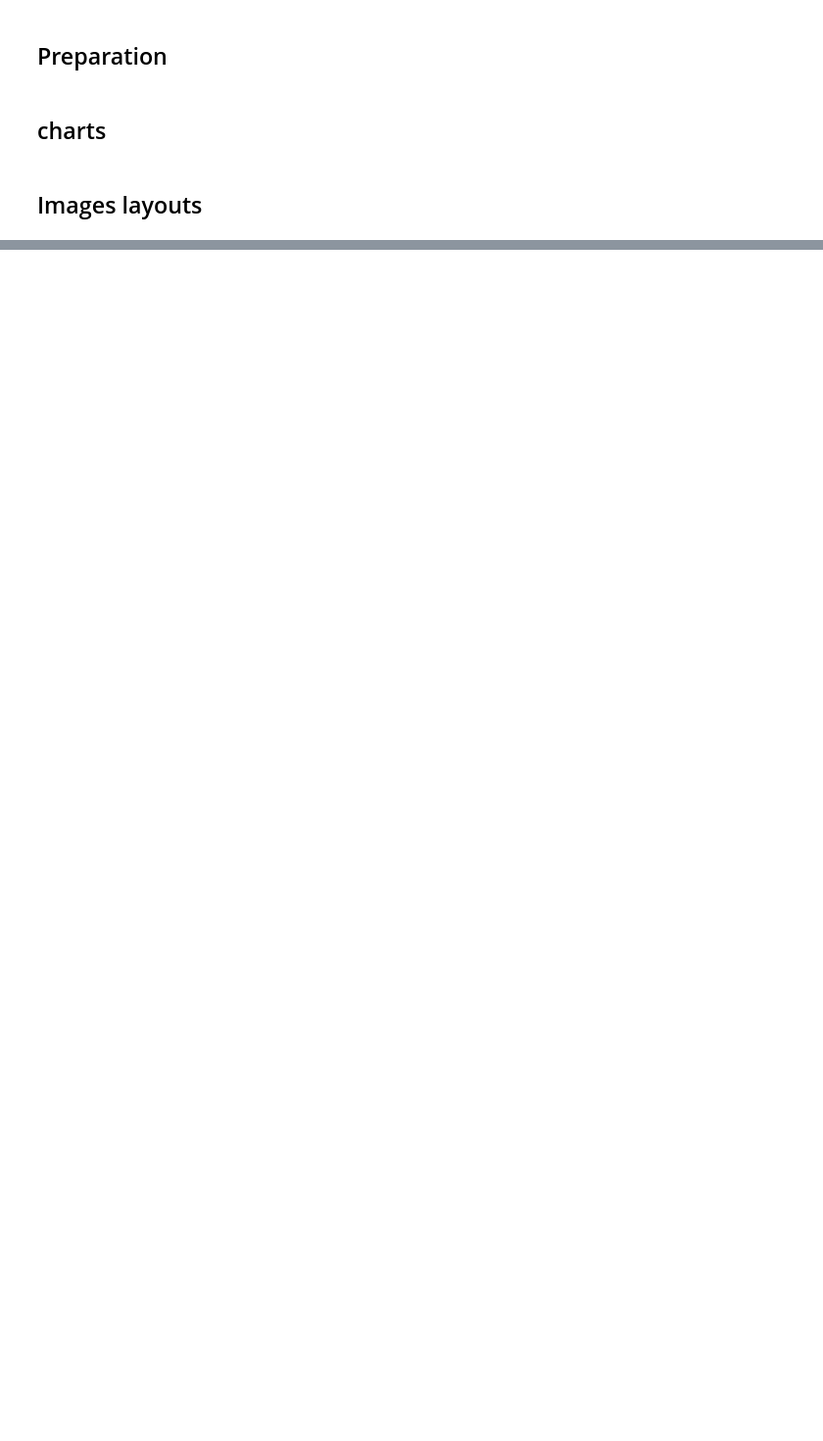
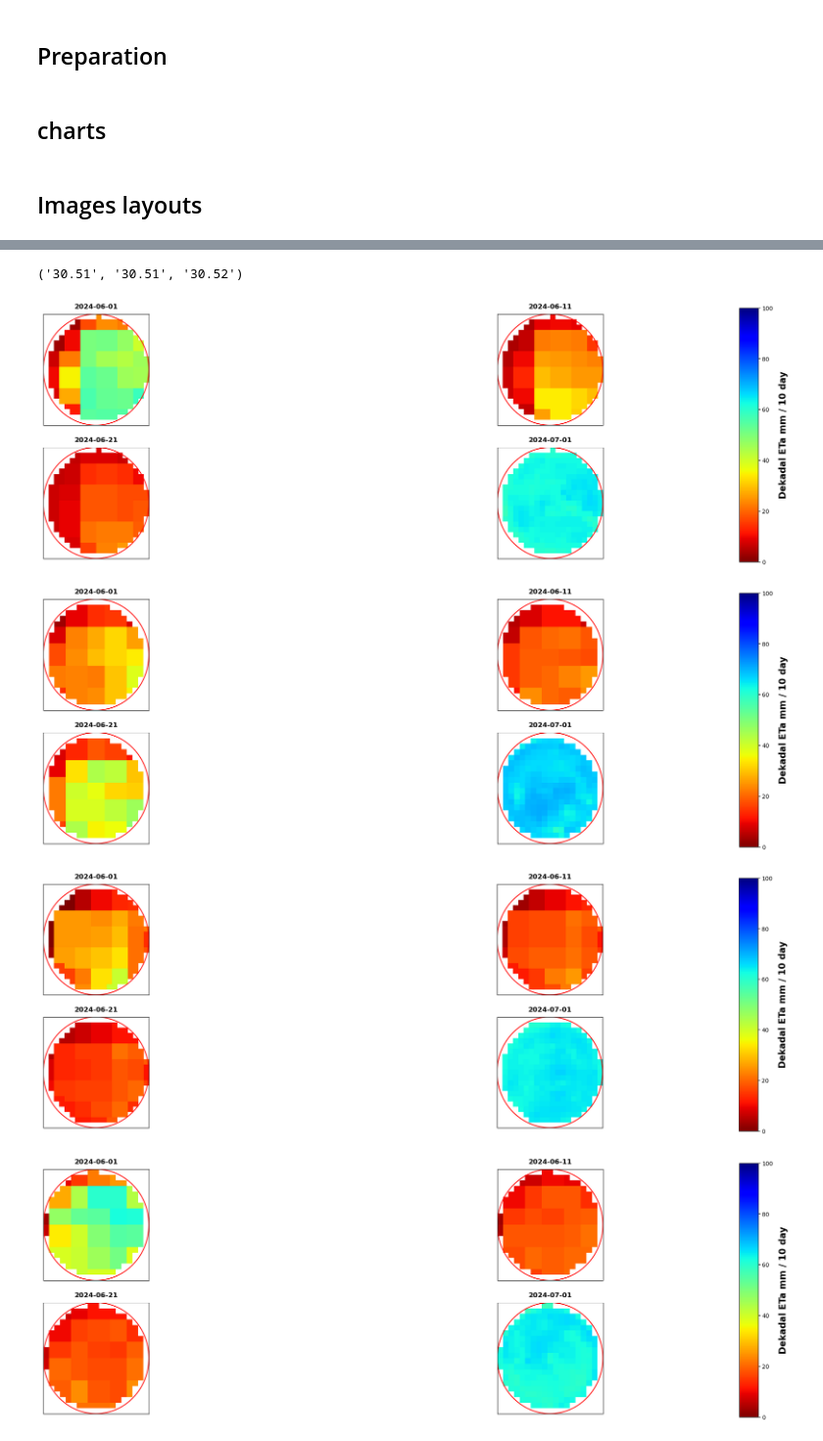
Before and after one commit to M-salah-8/geeSEBAL_season_analysis, a Jupyter notebook: 3_layouts_and_charts.ipynb, the cells around one changed output, grey strips where cells are left out. Shown at 98% size. Cells and saved outputs as stored; diff of their text form; code cells hidden in the pictures; blank space fills up the shorter version.

```diff
--- a/3_layouts_and_charts.ipynb
+++ b/3_layouts_and_charts.ipynb
@@ -22,17 +21,15 @@ row = inputs_df.iloc[index]
 # name = '2020_2021_wheat'
 # row = inputs_df.loc[inputs_df['season'] == name].iloc[0]
 season = row['season']
-project_shp_location = row['project_shp']
-field_shp_location = row['field_shp']
+project_area_dr = row['project_area']
+field_area_dr = row['field_area']
 start_date = row['start_date']
 end_date = row['end_date']
-field_shp = gpd.read_file(field_shp_location) #read shapefile
-project_shp = gpd.read_file(project_shp_location) #read shapefile
-bbox = project_shp.total_bounds.tolist()
+project_gdf = gpd.read_file(project_area_dr) #read shapefile
+field_gdf = gpd.read_file(field_area_dr) #read shapefile
+bbox_field = field_gdf.total_bounds.tolist()
+bbox = project_gdf.total_bounds.tolist()
 # %%
-shp_name = os.path.basename(project_shp_location).split('.')[0]
+shp_name = os.path.basename(project_area_dr).split('.')[0]
 project_dr = os.path.join(working_dr, 'data', shp_name)
 season_dr = os.path.join(working_dr, 'data', shp_name, f'season_{season}')
-et_folder = os.path.join(season_dr, 'ET')
-ndvi_folder = os.path.join(season_dr, 'ndvi')
-rgb_folder = os.path.join(season_dr, 'rgb')
@@ -78,0 +73,22 @@ layouts.season_layout(os.path.join(ndvi_folder, 'tifs'), 'ndvi', 'NDVI', os.path
+# %%
+# x_tick1,x_tick2,x_tick3
+# (f"{y_tick1:.2f}",f"{y_tick2:.2f}",f"{y_tick3:.2f}")
+(f"{x_tick1:.2f}",f"{x_tick2:.2f}",f"{x_tick3:.2f}")
+# %% [output]
+('30.51', '30.51', '30.52')
+# %%
+# days ETa layout
+layouts = Layouts()
+template = glob.glob(os.path.join(season_dr, 'dekads', "2024-07-01", "ETa", "tifs")+"/*.tif")[0]
+dekads = sorted(os.listdir(os.path.join(season_dr, 'dekads')))
+src = rasterio.open(template)
+field_gdf = field_gdf.to_crs(src.crs)
+project_gdf = project_gdf.to_crs(src.crs)
+
+layouts.days_images_layout_fields(season_dr, dekads, field_gdf, bbox, False, 'Dekadal ETa mm / 10 day', 'ETa', 0, 100, True)
+layouts.days_images_layout_all(season_dr, dekads, field_gdf, bbox_field, True, 'Dekadal ETa mm / 10 day', 'ETa', 0, 100, True)
+# %% [output]
+[figure, added]
+[figure, added]
+[figure, added]
+[figure, added]
```
Also changed, not shown: parts of 18 cells of this notebook, 24 other files.
